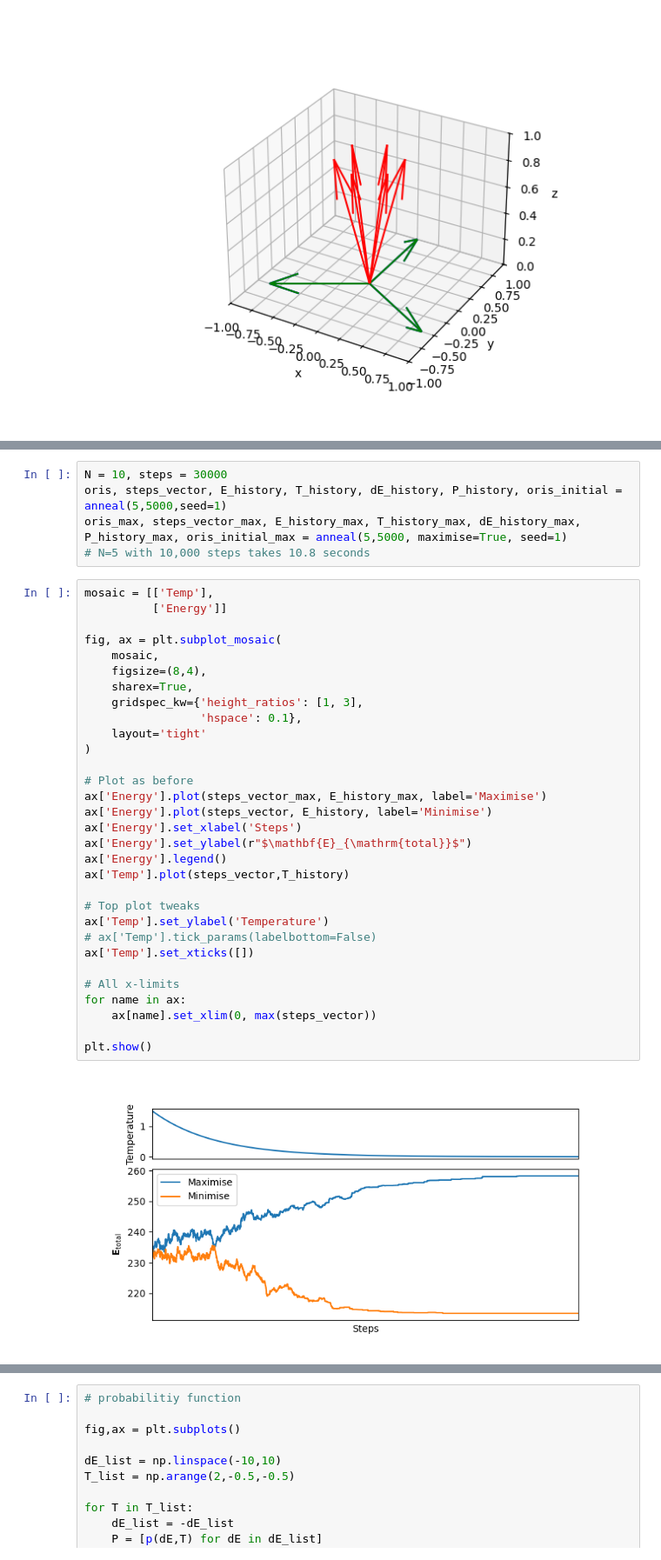
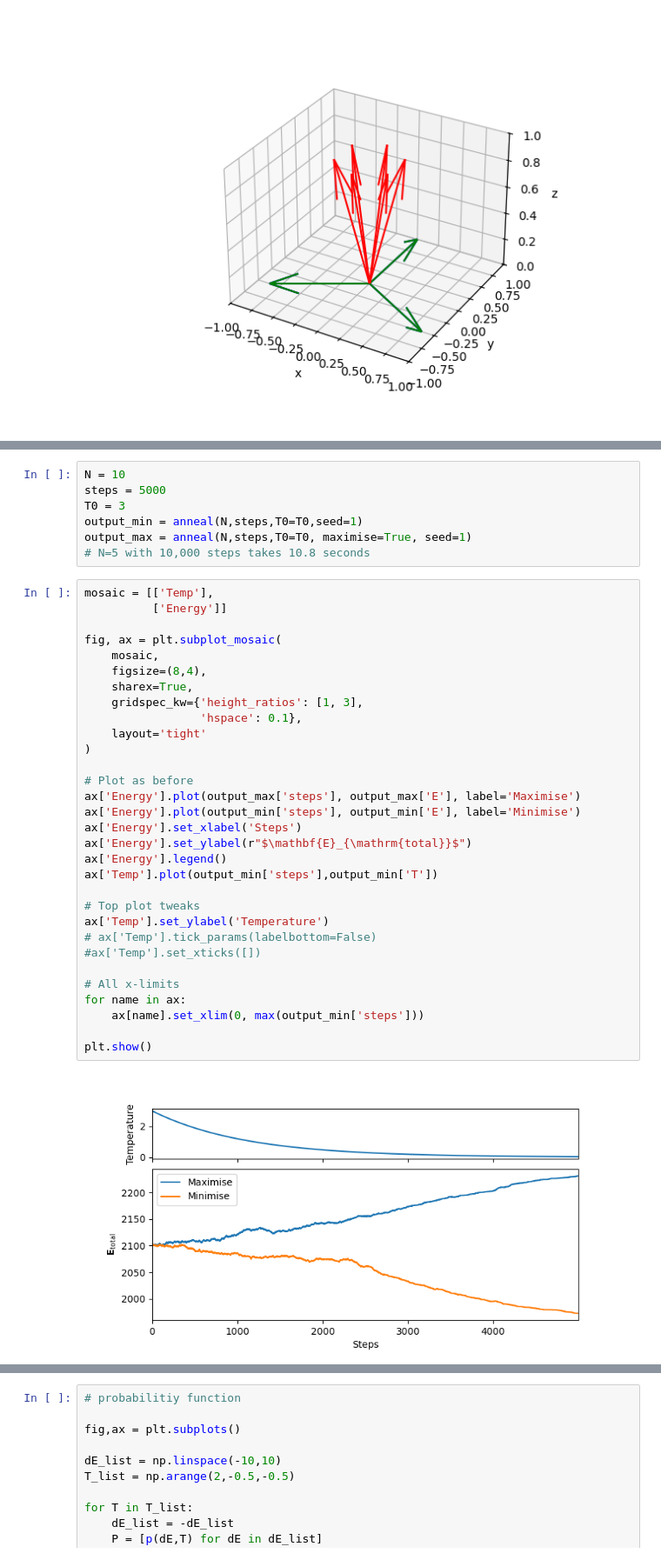
Before and after one commit to ethansprague22/MisorientationSimulatedAnneal, a Jupyter notebook: main.ipynb, the cells around one changed output, grey strips where cells are left out. Shown at 87% size. Saved outputs shown, nothing was run; the diff lists cells and outputs as text.

```diff
--- a/main.ipynb
+++ b/main.ipynb
@@ -308,39 +344,41 @@ print(a.magnitude())
 # %%
-N = 10, steps = 30000
-oris, steps_vector, E_history, T_history, dE_history, P_history, oris_initial = anneal(5,5000,seed=1)
-oris_max, steps_vector_max, E_history_max, T_history_max, dE_history_max, P_history_max, oris_initial_max = anneal(5,5000, maximise=True, seed=1)
+N = 10
+steps = 5000
+T0 = 3
+output_min = anneal(N,steps,T0=T0,seed=1)
+output_max = anneal(N,steps,T0=T0, maximise=True, seed=1)
 # N=5 with 10,000 steps takes 10.8 seconds
 # %%
 mosaic = [['Temp'],
           ['Energy']]
 
 fig, ax = plt.subplot_mosaic(
     mosaic,
     figsize=(8,4),
     sharex=True,
     gridspec_kw={'height_ratios': [1, 3],
                  'hspace': 0.1},
     layout='tight'
 )
 
 # Plot as before
-ax['Energy'].plot(steps_vector_max, E_history_max, label='Maximise')
-ax['Energy'].plot(steps_vector, E_history, label='Minimise')
+ax['Energy'].plot(output_max['steps'], output_max['E'], label='Maximise')
+ax['Energy'].plot(output_min['steps'], output_min['E'], label='Minimise')
 ax['Energy'].set_xlabel('Steps')
 ax['Energy'].set_ylabel(r"$\mathbf{E}_{\mathrm{total}}$")
 ax['Energy'].legend()
-ax['Temp'].plot(steps_vector,T_history)
+ax['Temp'].plot(output_min['steps'],output_min['T'])
 
 # Top plot tweaks
 ax['Temp'].set_ylabel('Temperature')
 # ax['Temp'].tick_params(labelbottom=False)
-ax['Temp'].set_xticks([])
+#ax['Temp'].set_xticks([])
 
 # All x‐limits
 for name in ax:
-    ax[name].set_xlim(0, max(steps_vector))
+    ax[name].set_xlim(0, max(output_min['steps']))
 
 plt.show()
 # %% [output]
-[figure, old version]
+[figure, new version]
 # %%
```
Also changed, not shown: parts of 17 cells of this notebook, 4 other files.
